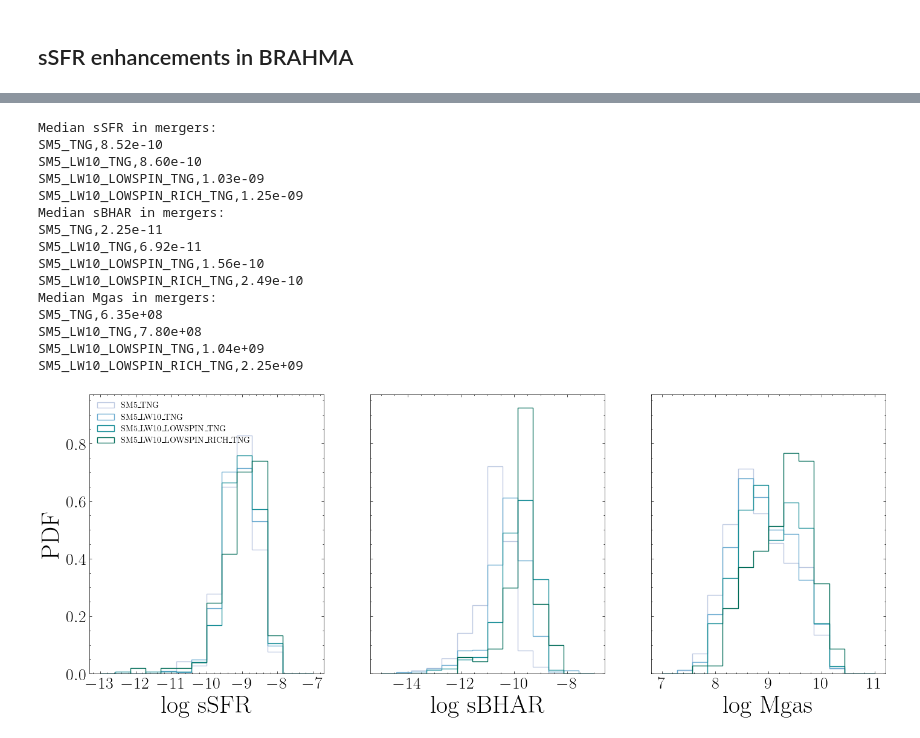
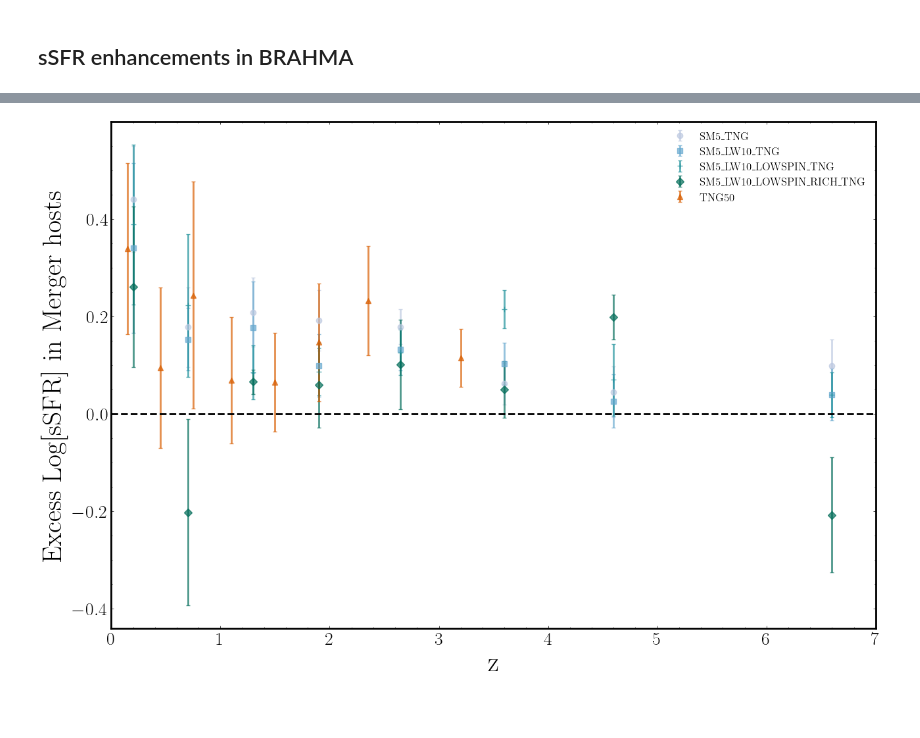
Before and after one commit to pranav-satheesh/host_galaxies, a Jupyter notebook: notebooks/enhancement_plot_notebooks/host_galaxy_enhancements_w_all_control_BHs.ipynb, the cells around one changed output, grey strips where cells are left out. Cells and saved outputs as stored; diff of their text form; code cells hidden in the pictures; blank space fills up the shorter version.

```diff
--- a/notebooks/enhancement_plot_notebooks/host_galaxy_enhancements_w_all_control_BHs.ipynb
+++ b/notebooks/enhancement_plot_notebooks/host_galaxy_enhancements_w_all_control_BHs.ipynb
@@ -164,5 +155,5 @@ SM5_LW10_LOWSPIN_RICH_TNG,1.69e+00
 # %%
-hostplot.set_plot_style(linewidth=2, titlesize=20,labelsize=20,ticksize=20,legendsize=20)
+hostplot.set_plot_style(linewidth=2, titlesize=20,labelsize=20,legendsize=20)
 fig, axes = plt.subplots(2,2, figsize=(10,8),sharex=True,sharey=True)
 
 flattened_axes = axes.flatten()
@@ -390,17 +174,0 @@ fig.savefig('../../figures/sBHAR_enhancement_comparison_all.pdf')
-# %%
-z_bins = np.arange(0,10,1)
-z_bins_tng = np.arange(0,4,0.5)
-
-hostplot.set_plot_style(linewidth=2, titlesize=30,labelsize=30,ticksize=30,legendsize=15)
-fig,ax = plt.subplots(1,1,figsize=(15,10))
-
-avg_sSFR_tng,std_sSFR_tng = hostplot.sBHAR_enhancement_calculate(TNG_50_control,z_bins_tng)
-ax.errorbar(z_bins_tng[:-1],avg_sSFR_tng,yerr=std_sSFR_tng,fmt='o',capsize=2,label='TNG50-1',color='purple',alpha=0.7)
-for i,sim in enumerate(brahma_simName_array):
-    avg_sSFR_enh,std_sSFR_enh = hostplot.sBHAR_enhancement_calculate(brahma_sim_obj[sim],brahma_sims_zbin)
-    ax.errorbar(brahma_sims_zbin[:-1],avg_sSFR_enh,yerr=std_sSFR_enh,fmt='o',capsize=2,label=sim,color=brahma_sim_colors[sim],alpha=0.7)
-
-ax.set_xlabel('z')
-ax.set_ylabel('Excess Log[sBHAR] in Merger hosts')
-ax.axhline(0,linestyle='--',color='k')
-ax.legend(loc="lower left")
@@ -440,30 +174,0 @@ fig.savefig('../../figures/sBHAR_sSFR_evolution_brahma_all.pdf')
-# %%
-fig,axes = plt.subplots(1,3,figsize=(17,6),sharey=True)
-
-hostplot.set_plot_style(linewidth=5, titlesize=20,labelsize=20,ticksize=12,legendsize=10)
-plt.rcParams.update({"font.weight": "bold"})
-ax1 = hostplot.sSFR_dist_brahma(axes[0],brahma_simName_array,brahma_sim_obj,brahma_sim_colors)
-ax2 = hostplot.sBHAR_dist_brahma(axes[1],brahma_simName_array,brahma_sim_obj,brahma_sim_colors)
-ax3 = hostplot.Mgas_dist_brahma(axes[2],brahma_simName_array,brahma_sim_obj,brahma_sim_colors)
-
-
-ax1.legend(loc="upper left")
-ax1.set_ylabel('PDF')
-fig.savefig('../../figures/sSFR_sBHAR_Mgas_distribution_brahma_all.pdf')
-# %% [output]
-Median sSFR in mergers:
-SM5_TNG,8.52e-10
-SM5_LW10_TNG,8.60e-10
-SM5_LW10_LOWSPIN_TNG,1.03e-09
-SM5_LW10_LOWSPIN_RICH_TNG,1.25e-09
-Median sBHAR in mergers:
-SM5_TNG,2.25e-11
-SM5_LW10_TNG,6.92e-11
-SM5_LW10_LOWSPIN_TNG,1.56e-10
-SM5_LW10_LOWSPIN_RICH_TNG,2.49e-10
-Median Mgas in mergers:
-SM5_TNG,6.35e+08
-SM5_LW10_TNG,7.80e+08
-SM5_LW10_LOWSPIN_TNG,1.04e+09
-SM5_LW10_LOWSPIN_RICH_TNG,2.25e+09
-[figure, removed]
@@ -469,0 +224,15 @@ SM5_LW10_LOWSPIN_RICH_TNG,2.25e+09
+# %%
+fig,ax = plt.subplots(1,1,figsize=(15,10))
+sim_markers = {'SM5_TNG': 'o', 'SM5_LW10_TNG': 's', 'SM5_LW10_LOWSPIN_TNG': '+', 'SM5_LW10_LOWSPIN_RICH_TNG': 'D', 'TNG50': '^'}
+for i,sim in enumerate(sim_names):
+
+    avg_sSFR,std_sSFR = merger_enhancement_calc(sim_objs[sim],'sSFR',sim_zbins_list[i],log=True)
+    ax.errorbar(sim_zbins_list[i][:-1]+np.diff(sim_zbins_list[i])/2,avg_sSFR,yerr=std_sSFR,fmt=sim_markers[sim],capsize=2,label=sim,color=sim_colors[i],alpha=0.7)
+ax.set_xlabel('z')
+ax.axhline(0,ls='--',color='black')
+ax.legend()
+ax.set_xlim(0,7)
+ax.set_ylabel('Excess Log[sSFR] in Merger hosts')
+fig.savefig('../../figures/sSFR_enhancement_comparison_all.pdf')
+# %% [output]
+[figure, added]
```
Also changed, not shown: parts of 30 cells of this notebook, 18 other files.
